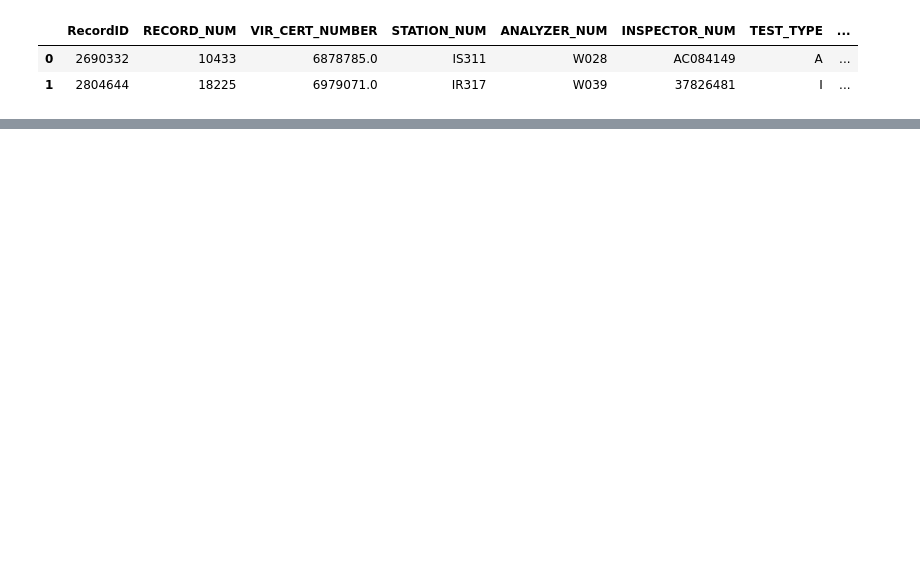
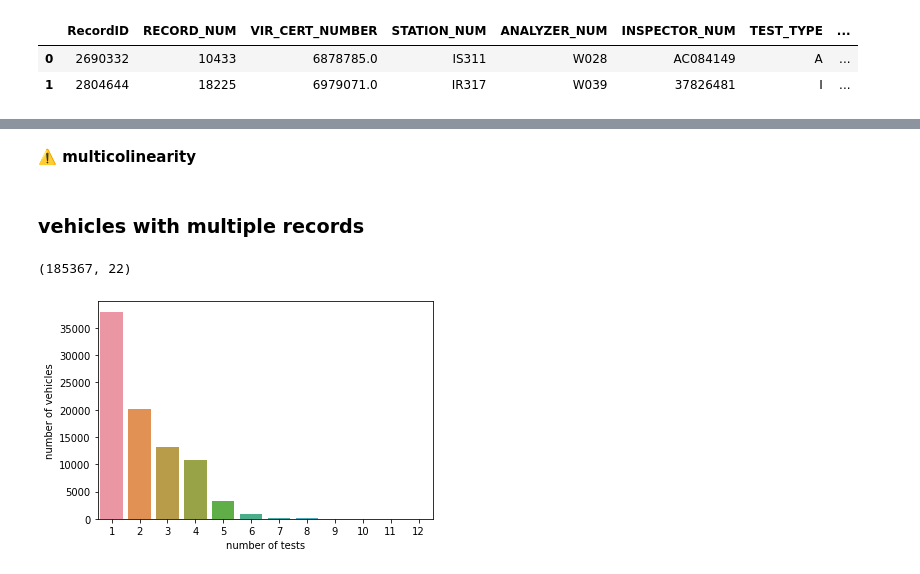
Before and after one commit to hanbo-e/wimlds_emissions, a Jupyter notebook: data_exploration_guli.ipynb, the cells around one changed output, grey strips where cells are left out. Drawn from its saved outputs; the diff is of its cells as text; code cells hidden in the pictures; blank space fills up the shorter version.

```diff
--- a/data_exploration_guli.ipynb
+++ b/data_exploration_guli.ipynb
@@ -28,0 +222,5 @@ print(cols[95:])
+# %%
+# select the categorical columns
+categorical_cols = df.select_dtypes(exclude='number').nunique().sort_values(ascending=True).index[:9]
+
+df[categorical_cols].head()
@@ -28,0 +235,10 @@ print(cols[95:])
+# %%
+# define a function for converting the categorical columns to numeric
+def factorize(df, cols):
+    for col in cols:
+        df[col] = pd.factorize(df[col])[0]
+    return df
+
+# apply the function
+df = factorize(df, categorical_cols)
+df[categorical_cols].head()
@@ -28,0 +262,15 @@ print(cols[95:])
+# %%
+# select string columns
+
+string_cols = ['VIN', 'VEH_LICENSE', 'MAKE', 'MODEL', 'ZIP_CODE']
+
+# tranform string columns
+
+def to_string(df, string_cols):
+    for col in string_cols:
+        df[col] = df[col].astype('string')
+    return df
+
+df = to_string(df, string_cols)
+print(df[string_cols].dtypes)
+df[string_cols].head()
@@ -28,0 +348,21 @@ print(cols[95:])
+# %% [markdown]
+**⚠️ multicolinearity**
+# %% [markdown]
+### vehicles with multiple records
+# %%
+# before go further let's drop some columns
+
+cols_to_drop = ['VIN_SOURCE', 'VEH_LICENSE', 'VRT_RECORD_ID']
+
+df = df.drop(columns=cols_to_drop)
+
+df.shape
+# %% [output]
+(185367, 22)
+# %%
+# how many vehicle were tested how many times
+tmp = df.VIN.value_counts().sort_values()
+ax = sns.countplot(x=tmp)
+ax.set(ylabel='number of vehicles', xlabel='number of tests');
+# %% [output]
+[figure, added]
```
Also changed, not shown: parts of 68 cells of this notebook.
